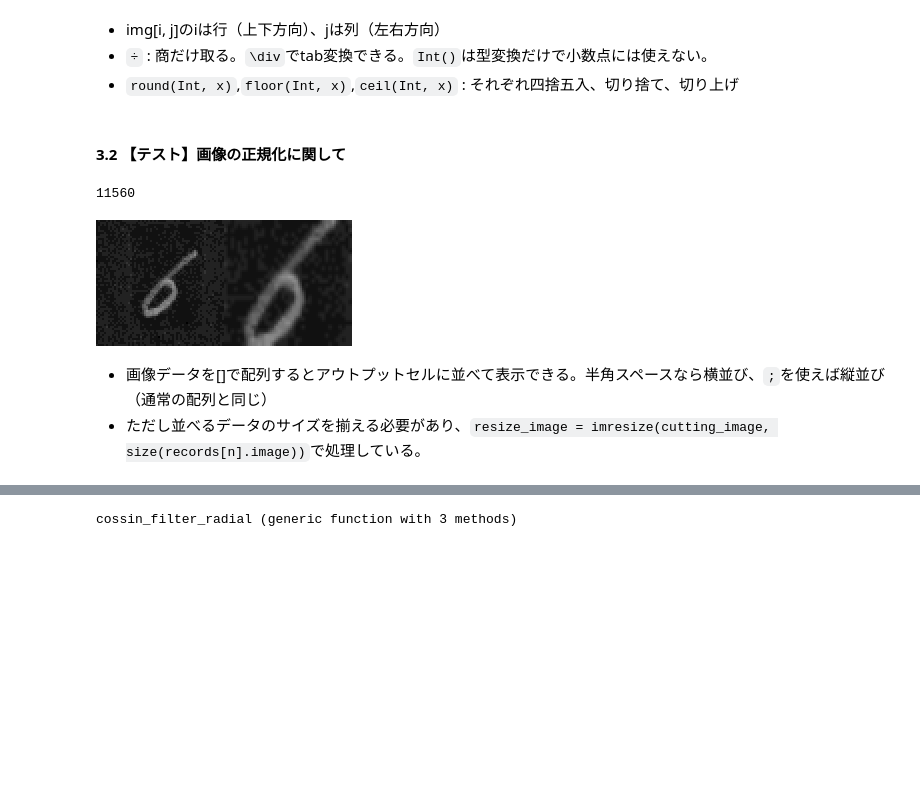
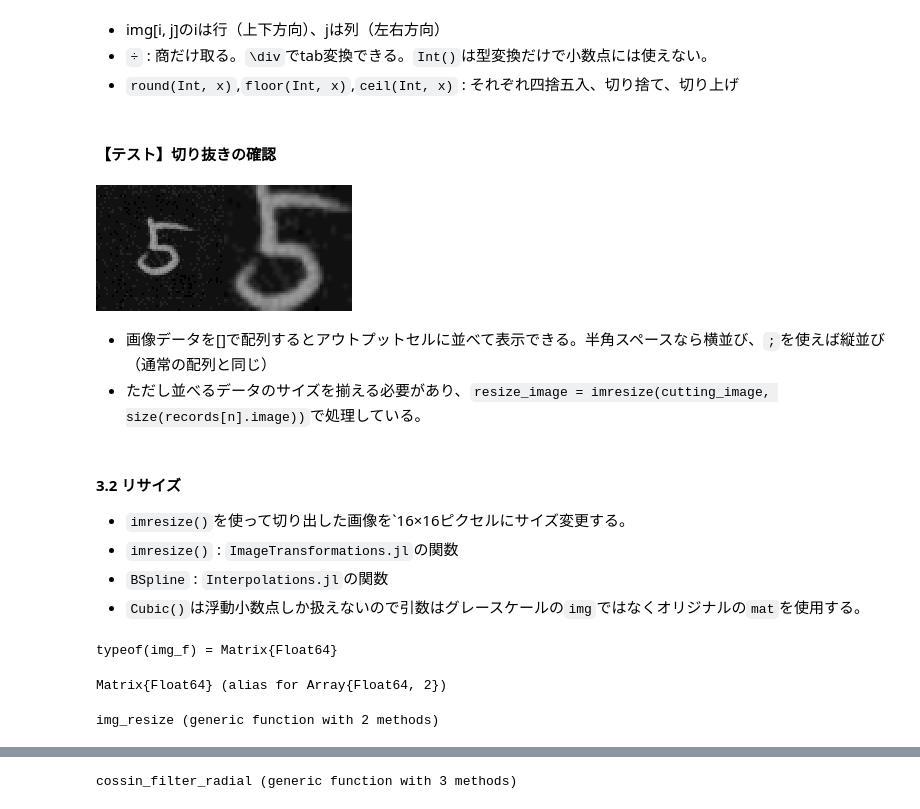
Before and after one commit to SW-yo/OhMyJulia, a Jupyter notebook: Pattern_recognition/etl1_01_normalNN.ipynb, the cells around one changed output, grey strips where cells are left out. Saved outputs shown, nothing was run; the diff lists cells and outputs as text; code cells hidden in the pictures; blank space fills up the shorter version.

```diff
--- a/Pattern_recognition/etl1_01_normalNN.ipynb
+++ b/Pattern_recognition/etl1_01_normalNN.ipynb
@@ -34,6 +37,7 @@ struct ETL1Record
     ebcdic_code::UInt8
     eval_individual::UInt8
     eval_group::UInt8
+    mat::Matrix{UInt8}
     image::Matrix{Gray{N0f8}}
 end
 
@@ -71,7 +75,7 @@ function read_etl1(filepath)
             push!(records, ETL1Record(
                 data_number, char_code, sheet_number,
                 jis_code, ebcdic_code, eval_individual, eval_group,
-                img
+                mat, img
             ))
         end
     end
@@ -241,26 +308,62 @@ img_cutting (generic function with 1 method)
 - img[i, j]のiは行（上下方向）、jは列（左右方向）
 - `÷` : 商だけ取る。`\div`でtab変換できる。`Int()`は型変換だけで小数点には使えない。
 - `round(Int, x)`,`floor(Int, x)`,`ceil(Int, x)` : それぞれ四捨五入、切り捨て、切り上げ
-# %% [markdown]
-#### 3.2 【テスト】画像の正規化に関して
-# %%
-println(length(records))
-# %% [output]
-11560
+# %% [markdown]
+#### 【テスト】切り抜きの確認
 # %%
-# 上下左右の端の確認
-n = 9576
-cutting_image = img_cutting(records[n].image)[1]
+# 対象サンプル
+n = 8249
+# 切り抜き
+cutting_image = img_cutting_grey(records[n].image)[1]   # グレースケールの切り抜き
+cutting_mat = img_cutting_mat(records[n].mat)[1]    # オリジナルで切り抜き
 # imshow(records[n].image)
-save("etl1_no_cutting.png", records[n].image)
+# save("etl1_no_cutting.png", records[n].image)
 # imshow(cutting_image)
-save("etl1_cutting.png", cutting_image)
-
-resize_image = imresize(cutting_image, size(records[n].image))
-[records[n].image resize_image]
+# save("etl1_cutting.png", cutting_image)
+# img出力用加工
+output_image = imresize(cutting_image, size(records[n].image))
+[records[n].image output_image]
 # [records[n].image ; resize_image]
 # %% [output]
-[figure, old version]
+[figure, new version]
-# %% [markdown]
-- 画像データを[]で配列するとアウトプットセルに並べて表示できる。半角スペースなら横並び、`;`を使えば縦並び（通常の配列と同じ）
-- ただし並べるデータのサイズを揃える必要があり、`resize_image = imresize(cutting_image, size(records[n].image))`で処理している。
+# %% [markdown]
+- 画像データを[]で配列するとアウトプットセルに並べて表示できる。半角スペースなら横並び、`;`を使えば縦並び（通常の配列と同じ）
+- ただし並べるデータのサイズを揃える必要があり、`resize_image = imresize(cutting_image, size(records[n].image))`で処理している。
+# %% [markdown]
+#### 3.2 リサイズ
+- `imresize()`を使って切り出した画像を`16×16ピクセルにサイズ変更する。
+- `imresize()` : `ImageTransformations.jl`の関数
+- `BSpline` : `Interpolations.jl`の関数
+- `Cubic()`は浮動小数点しか扱えないので引数はグレースケールの`img`ではなくオリジナルの`mat`を使用する。
+# %%
+img = cutting_mat
+img_f = float.(channelview(img))
+@show typeof(img_f)  # Gray{Float64}になっているか確認
+# %% [output]
+typeof(img_f) = Matrix{Float64}
+Matrix{Float64} (alias for Array{Float64, 2})
+# %%
+# (1) リサイズ
+function img_resize(mat::Matrix{UInt8}, alg=1)
+    #=
+    mat⇒
+    alg⇒
+        1:Bicubic
+        2:Bilinear
+        3:Nearest neighbor
+    =#
+
+    if alg == 1
+        resized_image = imresize(mat, (16, 16), method=BSpline(Cubic(Line(OnGrid()))))
+    elseif alg == 2
+        resized_image = imresize(mat, (16, 16), method=BSpline(Linear()))
+    elseif alg == 3
+        resized_image = imresize(mat, (16, 16), method=BSpline(Constant()))
+    else
+        resized_image = mat
+    end
+
+    return resized_image
+end
+# %% [output]
+img_resize (generic function with 2 methods)
```
Also changed, not shown: parts of 16 cells of this notebook, 13 other files.
